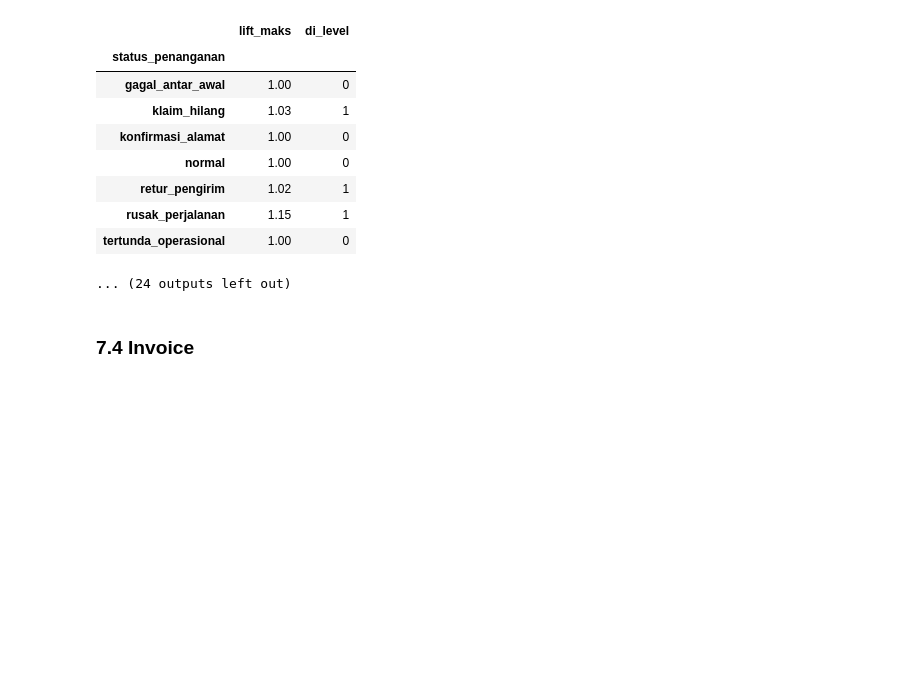
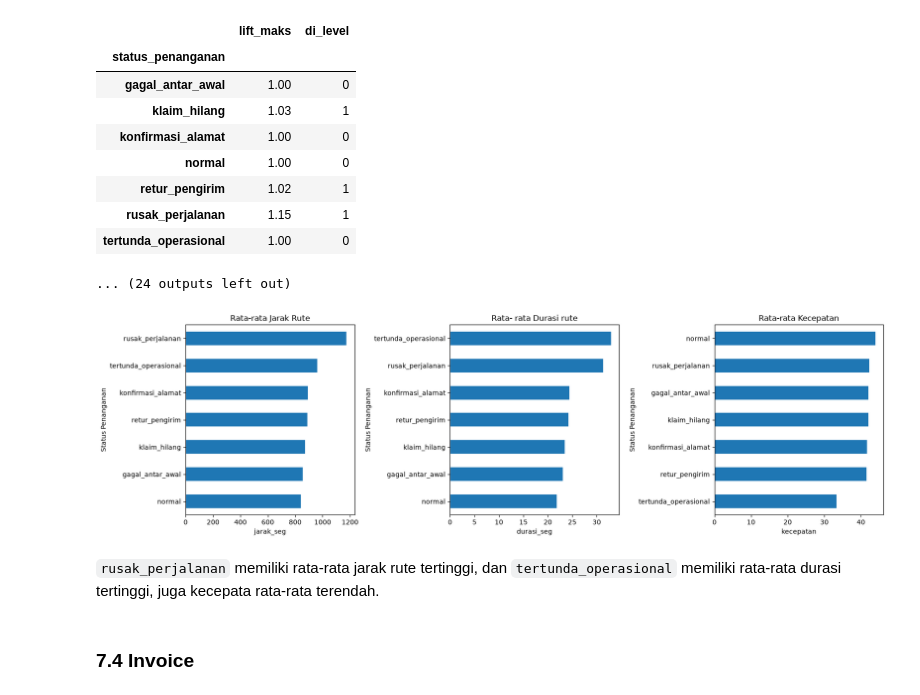
Before and after one commit to AndreMasalle/Datavidia-2026, a Jupyter notebook: eda.ipynb, the cells around one changed output. Cells and saved outputs as stored; diff of their text form; code cells hidden in the pictures; blank space fills up the shorter version.

```diff
--- a/eda.ipynb
+++ b/eda.ipynb
@@ -791,6 +839,25 @@ lift dur_kosong
 | rusak_perjalanan | 1.15 | 1 |
 | tertunda_operasional | 1.00 | 0 |
 ... (24 outputs left out)
+# %%
+#visualisasi
+kolom_rute = ["jarak_seg", "durasi_seg", "kecepatan"]
+
+judul = ["Rata-rata Jarak Rute", "Rata- rata Durasi rute", "Rata-rata Kecepatan"]
+
+fig, axes = plt.subplots(1, 3, figsize=(17, 5))
+for ax, col in zip(axes, kolom_rute):
+    nilai = df.groupby(TARGET)[col].mean().sort_values()
+    nilai.plot(kind="barh", ax=ax)
+    ax.set_title(judul[kolom_rute.index(col)])
+    ax.set_xlabel(col)
+    ax.set_ylabel("Status Penanganan")
+plt.tight_layout()
+plt.show()
+# %% [output]
+[figure, added]
+# %% [markdown]
+ `rusak_perjalanan`  memiliki rata-rata jarak rute tertinggi, dan  `tertunda_operasional`  memiliki rata-rata durasi tertinggi, juga kecepata rata-rata terendah.
 # %% [markdown]
 ### 7.4 Invoice
 # %%
```
Also changed, not shown: parts of 16 cells of this notebook.
